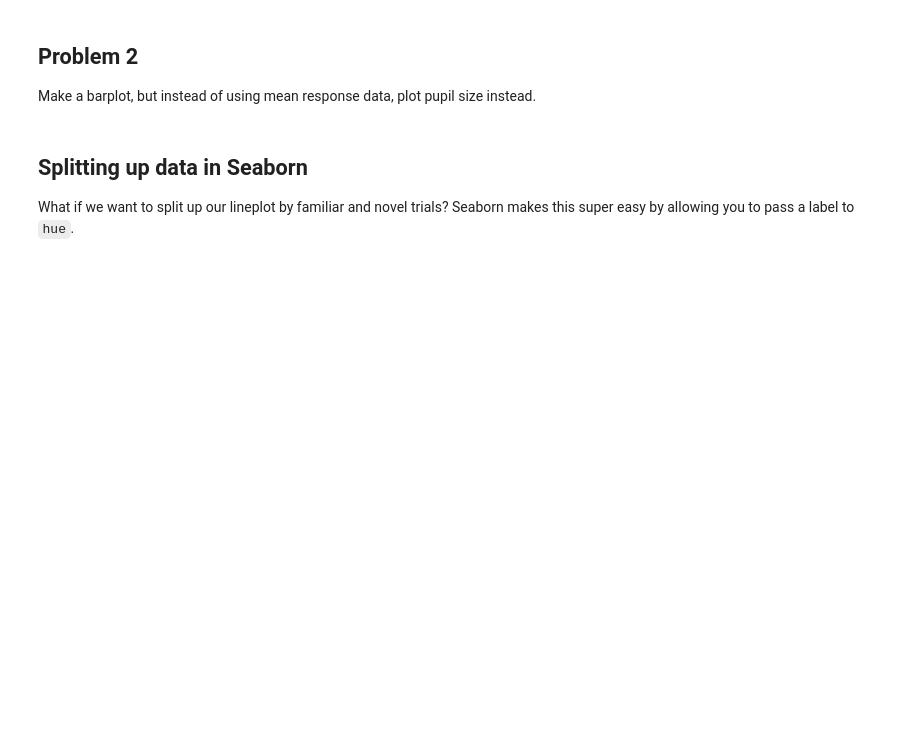
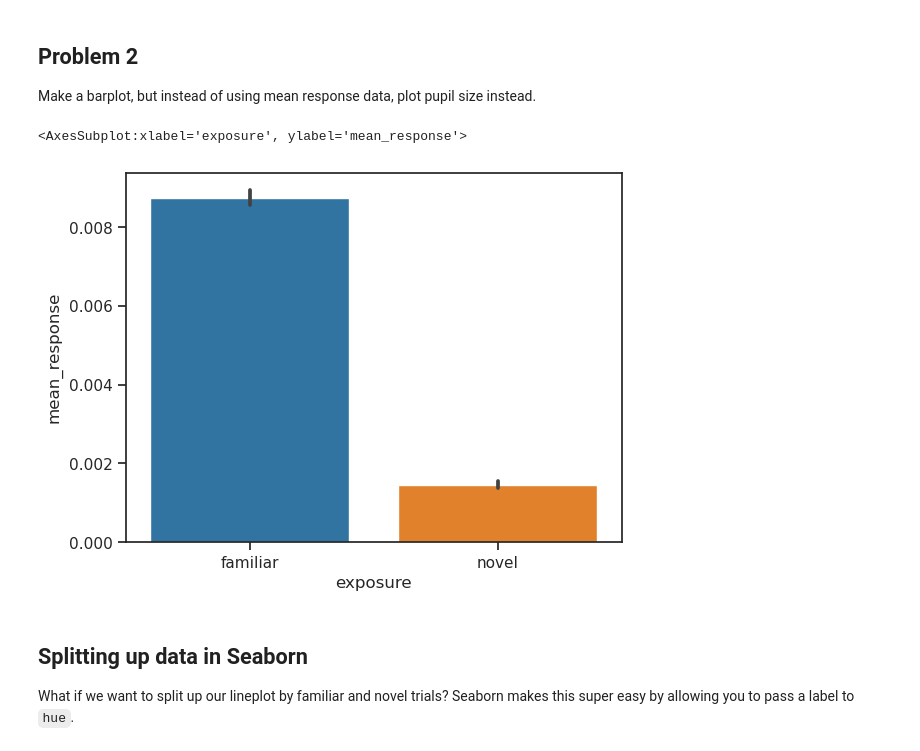
Before and after one commit to carolinehaoud/NeuroPythonCourse, a Jupyter notebook: Week07_DataVis/pfn_7_datavis.ipynb, the cells around one changed output. Cells and saved outputs as stored; diff of their text form; code cells hidden in the pictures; blank space fills up the shorter version.

```diff
--- a/Week07_DataVis/pfn_7_datavis.ipynb
+++ b/Week07_DataVis/pfn_7_datavis.ipynb
@@ -165,6 +179,11 @@ What if we want our x-axis to be categorical instead? Let's google a solution!
 # %% [markdown]
 ## Problem 2
 Make a barplot, but instead of using mean response data, plot pupil size instead.
+# %%
+sns.barplot(data=data, x='exposure', y='mean_response')
+# %% [output]
+<AxesSubplot:xlabel='exposure', ylabel='mean_response'>
+[figure, added]
 # %% [markdown]
 ## Splitting up data in Seaborn
 What if we want to split up our lineplot by familiar and novel trials? Seaborn makes this super easy by allowing you to pass a label to `hue`.
```
Also changed, not shown: parts of 21 cells of this notebook, 2 other files.
